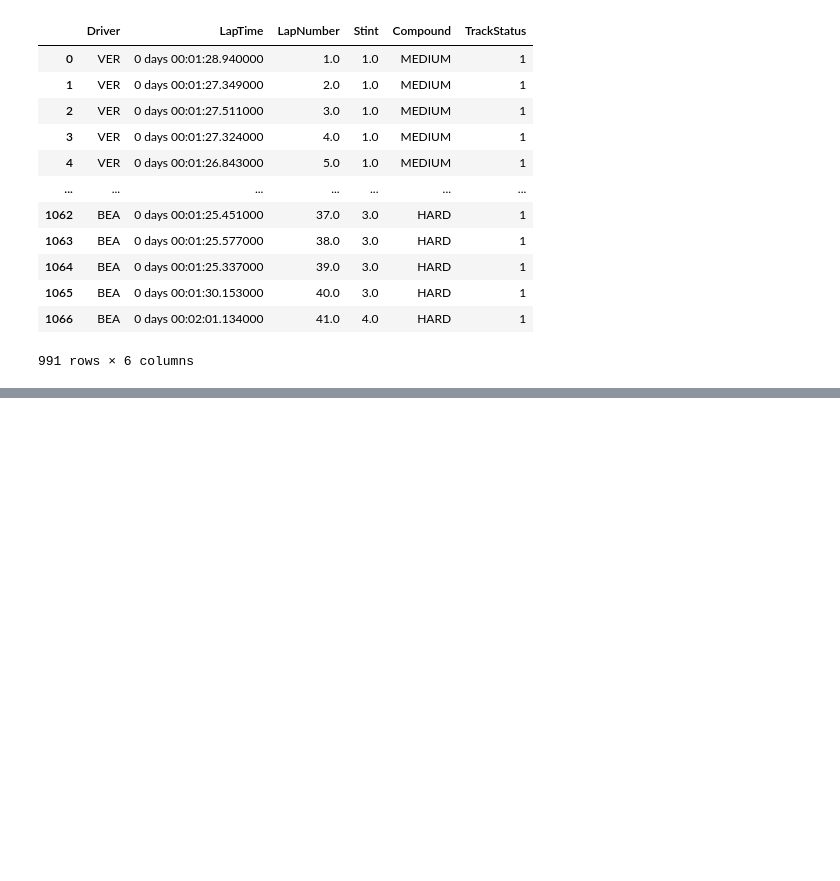
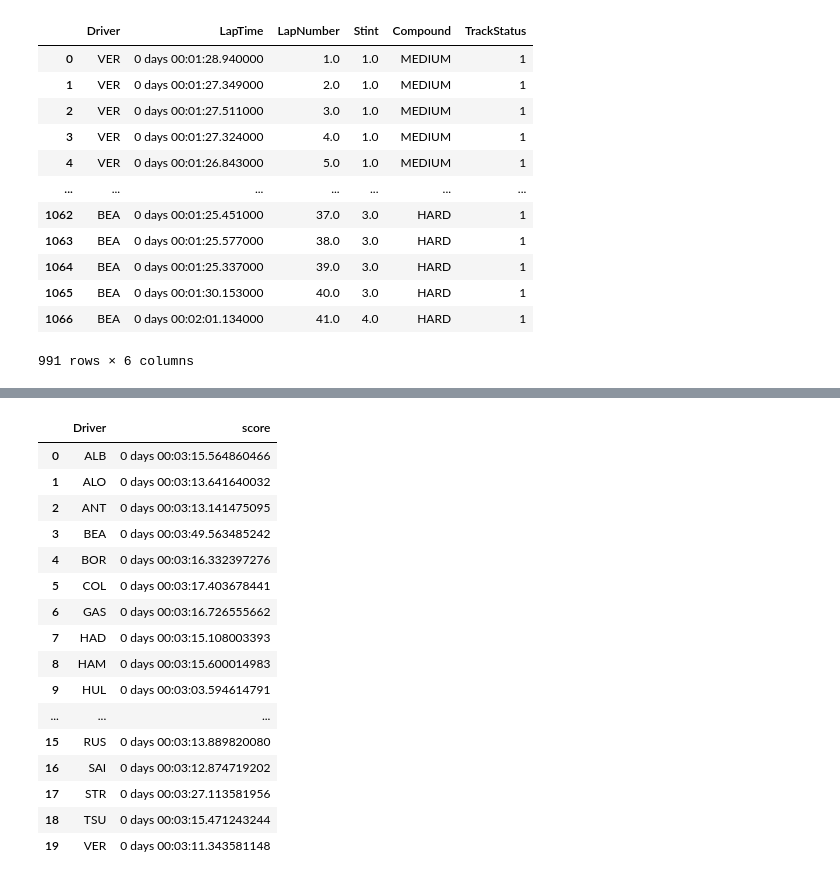
Before and after one commit to lunoack/f1_racepace_and_consistency, a Jupyter notebook: code/1main.ipynb, the cells around one changed output, grey strips where cells are left out. Cells and saved outputs as stored; diff of their text form; code cells hidden in the pictures; blank space fills up the shorter version.

```diff
--- a/code/1main.ipynb
+++ b/code/1main.ipynb
@@ -113,0 +139,21 @@ mean.sort_values('LapTime', ascending=True)
+# %%
+drivers['score'] = drivers['mean'] + drivers['std'] + drivers['quantile']
+drivers[['Driver', 'score']]
+# %% [output]
+|  | Driver | score |
+| 0 | ALB | 0 days 00:03:15.564860466 |
+| 1 | ALO | 0 days 00:03:13.641640032 |
+| 2 | ANT | 0 days 00:03:13.141475095 |
+| 3 | BEA | 0 days 00:03:49.563485242 |
+| 4 | BOR | 0 days 00:03:16.332397276 |
+| 5 | COL | 0 days 00:03:17.403678441 |
+| 6 | GAS | 0 days 00:03:16.726555662 |
+| 7 | HAD | 0 days 00:03:15.108003393 |
+| 8 | HAM | 0 days 00:03:15.600014983 |
+| 9 | HUL | 0 days 00:03:03.594614791 |
+| ... | ... | ... |
+| 15 | RUS | 0 days 00:03:13.889820080 |
+| 16 | SAI | 0 days 00:03:12.874719202 |
+| 17 | STR | 0 days 00:03:27.113581956 |
+| 18 | TSU | 0 days 00:03:15.471243244 |
+| 19 | VER | 0 days 00:03:11.343581148 |
```
Also changed, not shown: parts of 13 cells of this notebook.
